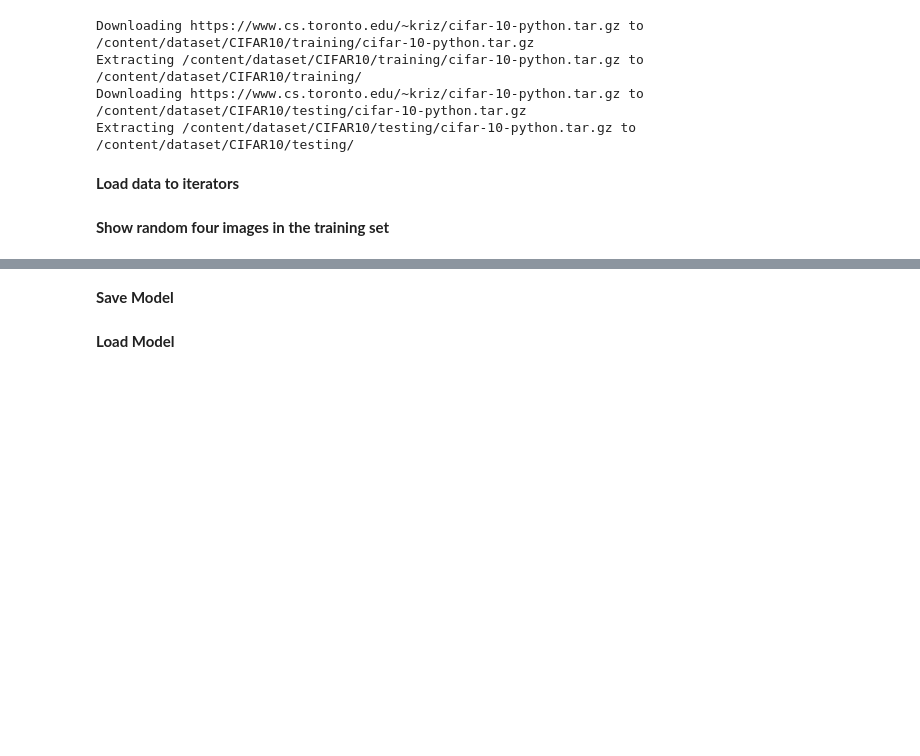
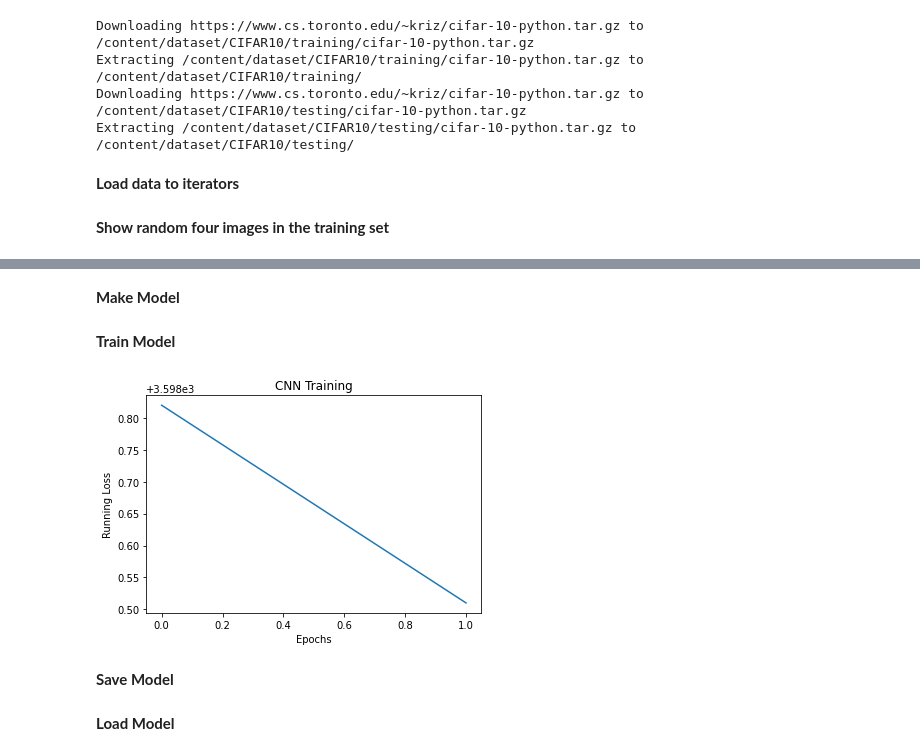
Before and after one commit to ssshukla26/CNN-CIFAR10-PyTorch, a Jupyter notebook: CNN_CIFAR10.ipynb, the cells around one changed output, grey strips where cells are left out. Drawn from its saved outputs; the diff is of its cells as text; code cells hidden in the pictures; blank space fills up the shorter version.

```diff
--- a/CNN_CIFAR10.ipynb
+++ b/CNN_CIFAR10.ipynb
@@ -78,2 +195,14 @@ show_images(train_set_iter)
+# %% [markdown]
+**Make Model**
+# %%
+cnn = CNN(train_set, test_set)
+# %% [markdown]
+**Train Model**
+# %%
+cnn.fit(criterion=nn.CrossEntropyLoss(),
+        optimizer=optim.SGD(cnn.parameters(), lr=1e-3, momentum=9e-1),
+        epochs=2)
+# %% [output]
+[figure, added]
 # %% [markdown]
 **Save Model**
```
Also changed, not shown: parts of 24 cells of this notebook.
